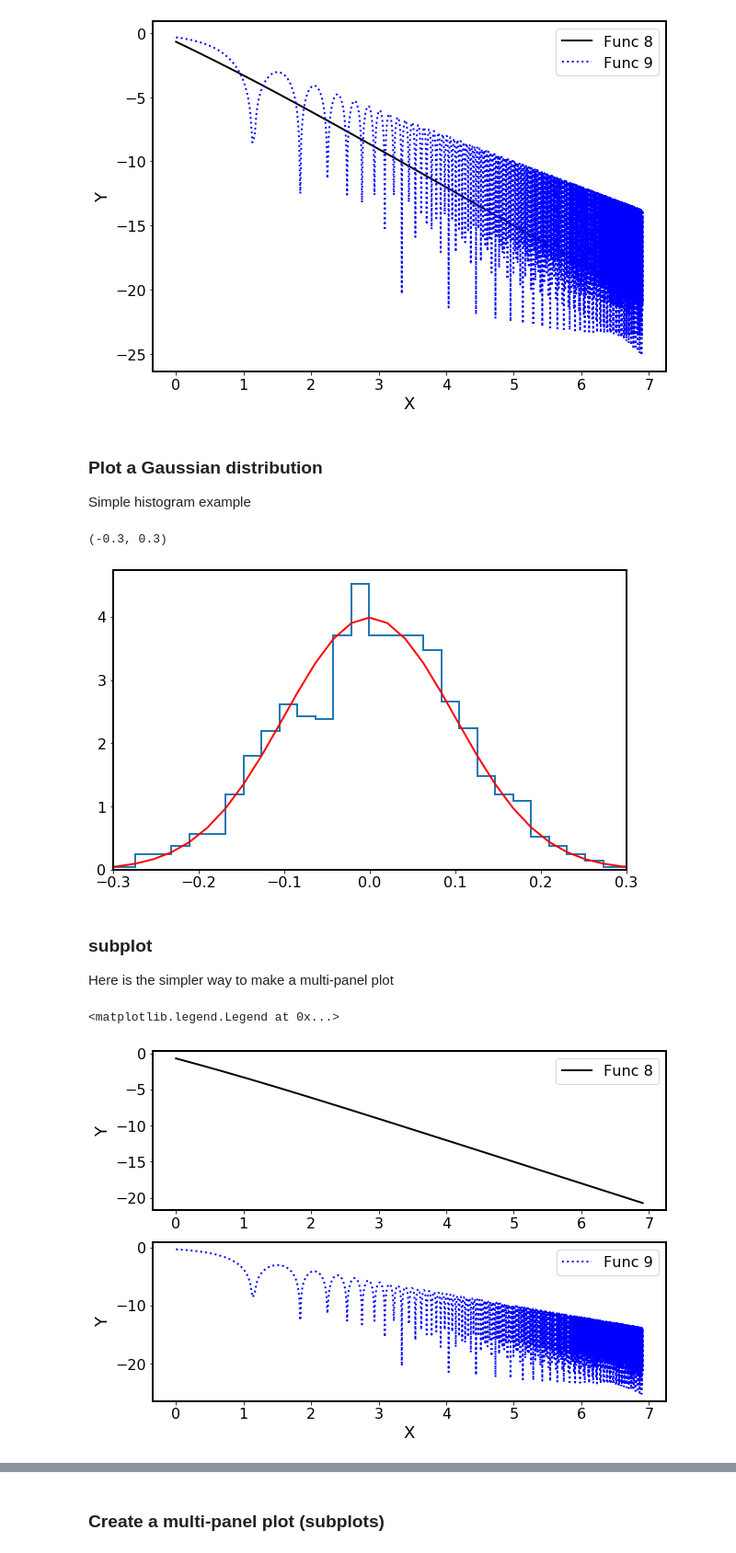
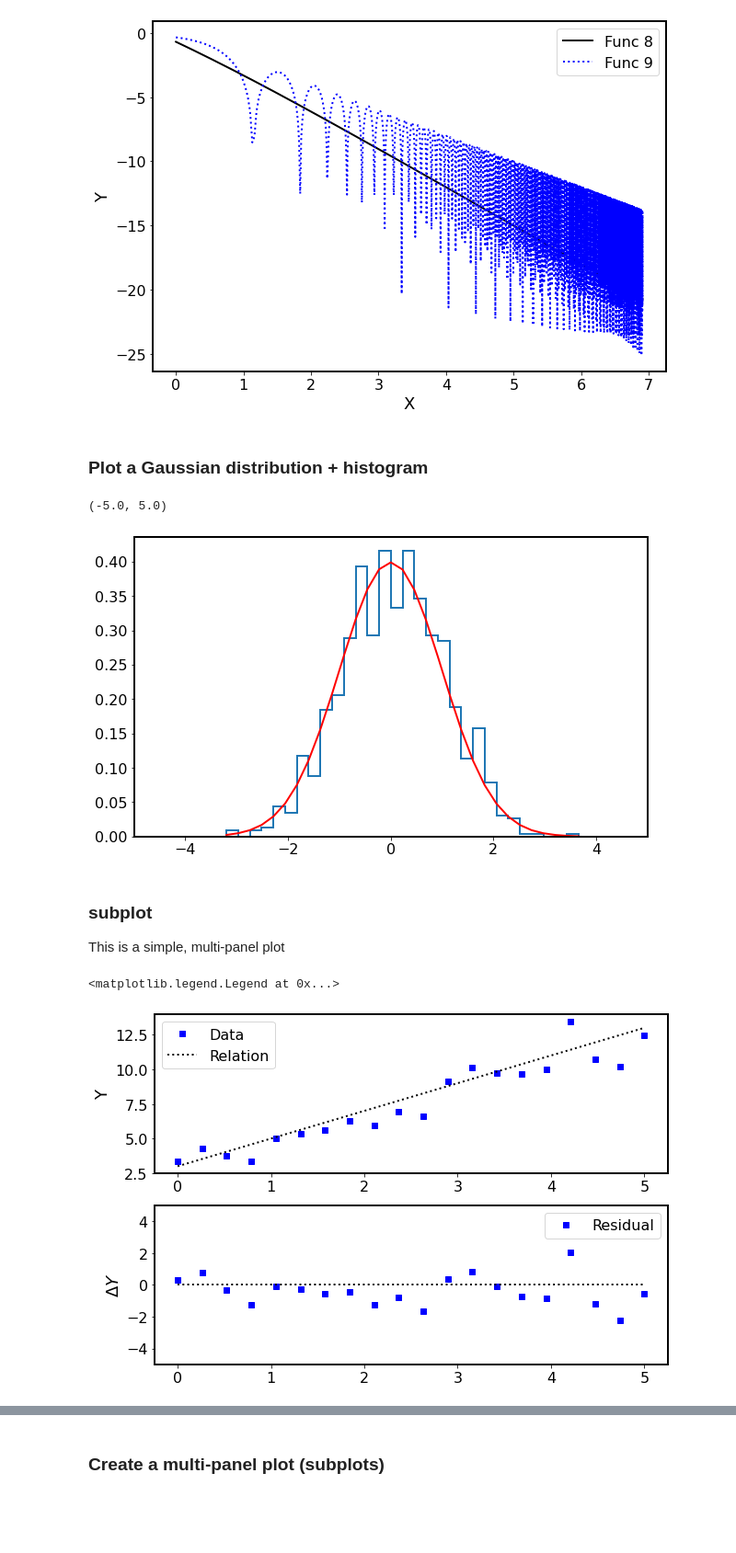
Before and after one commit to paulmartini/NSMA, a Jupyter notebook: Documents/PlottingIntroduction.ipynb, the cells around one changed output, grey strips where cells are left out. Shown: that part at 92% size. Cells and saved outputs as stored; diff of their text form; code cells hidden in the pictures; blank space fills up the shorter version.

Commit message:
updated plots

```diff
--- a/Documents/PlottingIntroduction.ipynb
+++ b/Documents/PlottingIntroduction.ipynb
@@ -55,45 +70,56 @@ plt.legend()
 <matplotlib.legend.Legend at 0x...>
 [figure]
 # %% [markdown]
-### Plot a Gaussian distribution
-
-Simple histogram example
+### Plot a Gaussian distribution + histogram
 # %%
+# Here is a simple illustration of a histogram and a Gaussian distribution
+
 def gaussian(x, mu, sigma):
     return 1./(np.sqrt(2.*np.pi)*sigma)*np.exp(-np.power((x - mu)/sigma, 2.)/2)
 
 
 plt.figure(figsize=(10, 6))
-mu, sigma = 0, 0.1 # mean and standard deviation
-y = np.random.normal(mu, sigma, 1000)
+mu, sigma = 0, 1 # mean and standard deviation
+g = np.random.normal(mu, sigma, 1000)
 
 # Create a histogram of the random points
-count, bins, ignored = plt.hist(y, 30, density=True, histtype='step', lw=2)
+count, bins, ignored = plt.hist(g, 30, density=True, histtype='step', lw=2)
 
 # Draw the gaussian
 plt.plot(bins, gaussian(bins, mu, sigma), 'r', lw=2)
 
-plt.xlim(-0.3, 0.3)
+plt.xlim(-5, 5)
 # %% [output]
-(-0.3, 0.3)
+(-5.0, 5.0)
-[figure, old version]
+[figure, new version]
 # %% [markdown]
 ### subplot
 
-Here is the simpler way to make a multi-panel plot
+This is a simple, multi-panel plot
 # %%
+Npts = 20
+x = np.linspace(0, 5, Npts)
+m = 2
+b = 3
+y = m*x + b
+sig_y = np.random.normal(0, 1, Npts)
+fx = y + sig_y
+
 plt.figure(figsize=(10,7))
 plt.subplot(211)   # Note syntax is ncols nrols current
-plt.plot(np.log(x), np.log(y8), 'k-', label="Func 8")
+plt.plot(x, fx, 'bs', label="Data")
+plt.plot(x, y, 'k:', label="Relation")
 plt.ylabel("Y")
-plt.legend()
+plt.legend(loc='upper left')
 
 plt.subplot(212)
-plt.plot(np.log(x), np.log(y9), "b:", label="Func 9")
-plt.xlabel("X")
-plt.ylabel("Y")
-plt.legend()
+plt.plot(x, fx - y, 'bs', label="Residual")
+plt.ylim(-5, 5)
+plt.plot( [x[0], x[-1]], [0, 0], 'k:')
+plt.ylabel("X")
+plt.ylabel(r"$\Delta Y$")
+plt.legend(loc='upper right')
 # %% [output]
 <matplotlib.legend.Legend at 0x...>
-[figure, old version]
+[figure, new version]
 # %% [markdown]
```
Also changed, not shown: parts of 15 cells of this notebook.
